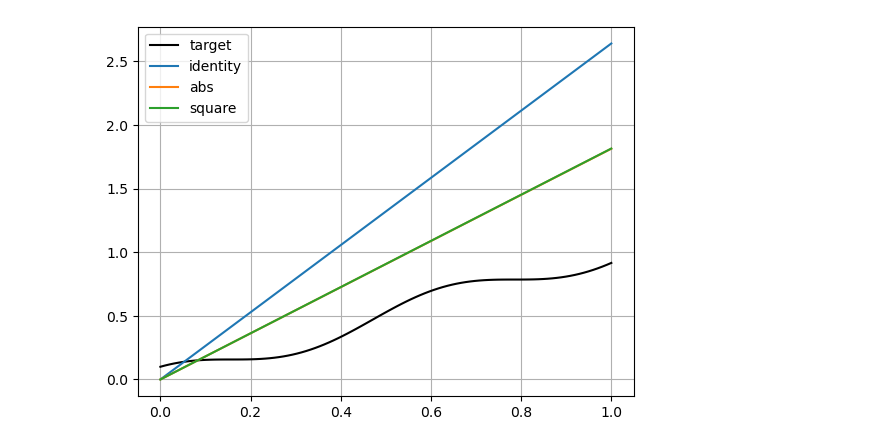
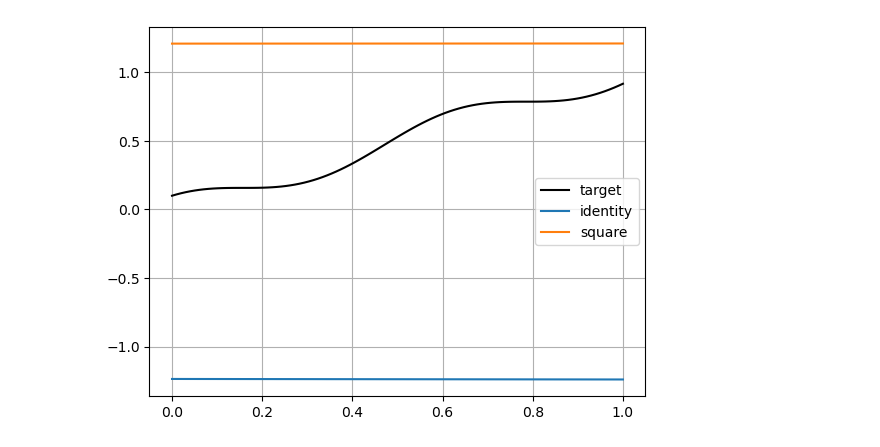
Before and after one commit to davidesartor/inverseCDF, a Jupyter notebook: monotone.ipynb, the cells around one changed output. Saved outputs shown, nothing was run; the diff lists cells and outputs as text; code cells hidden in the pictures.

```diff
--- a/monotone.ipynb
+++ b/monotone.ipynb
@@ -42,8 +42,9 @@ class MonoLinear(nn.Module):
     @staticmethod
     def mono_init_w(in_dim, out_dim, w_act_inv):
         xav_scale = (2/ (in_dim + out_dim)) ** 0.5
+        W = xav_scale * torch.randn((in_dim, out_dim))
+        return W
         diag_scale = (min((in_dim, out_dim))/(in_dim+out_dim)) ** 0.5
-        W = xav_scale * torch.randn((in_dim, out_dim))
         W += diag_scale*torch.eye(max(in_dim, out_dim))[:in_dim, :out_dim]
         return w_act_inv(torch.relu(W))
 
@@ -98,29 +79,29 @@ class Learnable(nn.Module):
 # %%
 dim = 256
 x = torch.linspace(0, 1, 100).unsqueeze(-1)
 target = torch.cos(10*x)/10+x
 
 models = {
     weight_activation: nn.Sequential(
         MonoLinear(1, dim, weight_activation),
-        nn.CELU(),
+        nn.Sigmoid(),
         MonoLinear(dim, dim, weight_activation),
-        nn.CELU(),
+        nn.Sigmoid(),
         MonoLinear(dim, 1, weight_activation)
     )
     for weight_activation in [
-        'identity', 'abs', 'square'
+        'identity', 'square'
     ]
 }
 
 plt.plot(x, target, "k", label='target')
 for weight_activation, model in models.items():
     plt.plot(x, model(x).detach(), label=weight_activation)
 plt.legend()
 plt.grid()
 plt.show()
 # %% [output]
-[figure, old version]
+[figure, new version]
 # %%
 from tqdm.auto import tqdm
 losses = {model: [] for model in models.keys()}
```
Also changed, not shown: parts of 6 cells of this notebook.
